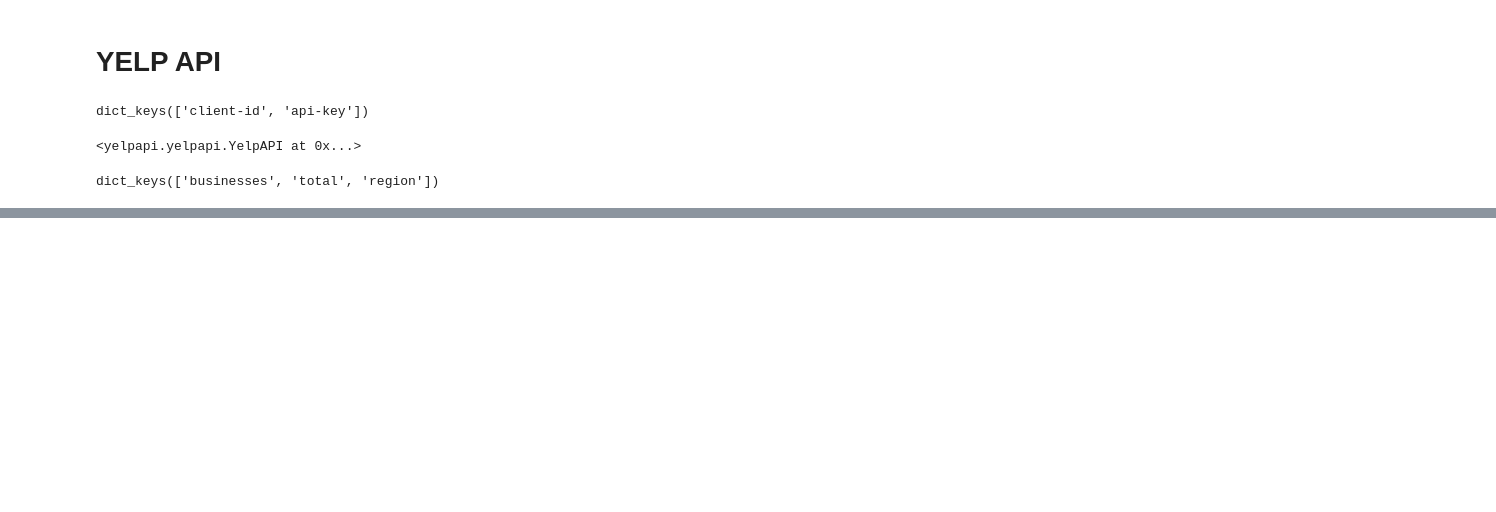
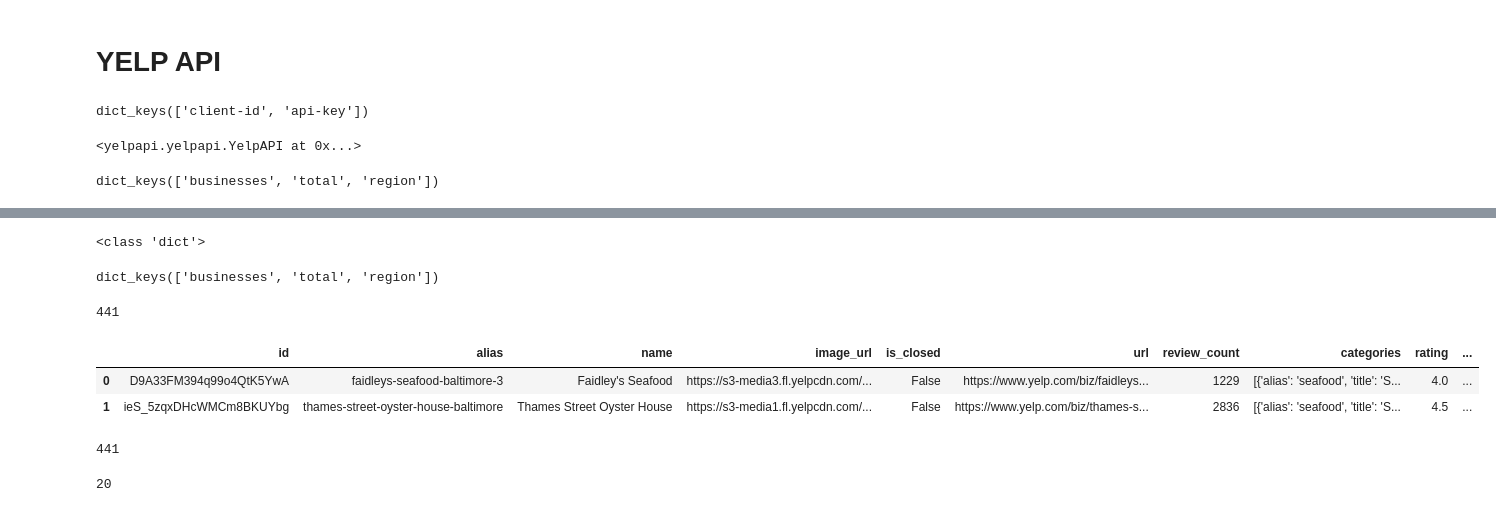
Before and after one commit to Jonny-T87/Yelp-API, a Jupyter notebook: Yelp API.ipynb, the cells around one changed output, grey strips where cells are left out. Drawn from its saved outputs; the diff is of its cells as text; code cells hidden in the pictures; blank space fills up the shorter version.

```diff
--- a/Yelp API.ipynb
+++ b/Yelp API.ipynb
@@ -23,0 +160,30 @@ dict_keys(['businesses', 'total', 'region'])
+# %%
+# use our yelp_api variable's search_query method to perform our API call
+search_results = yelp_api.search_query(location='Baltimore, MD,21202',
+                                       term='Crab Cakes')
+print(type(search_results))
+search_results.keys()
+# %% [output]
+<class 'dict'>
+dict_keys(['businesses', 'total', 'region'])
+# %%
+search_results['total']
+# %% [output]
+441
+# %%
+biz = pd.DataFrame(search_results['businesses'])
+biz.head(2)
+# %% [output]
+|  | id | alias | name | image_url | is_closed | url | review_count | categories | rating | ... |
+| 0 | D9A33FM394q99o4QtK5YwA | faidleys-seafood-baltimore-3 | Faidley's Seafood | https://s3-media3.fl.yelpcdn.com/... | False | https://www.yelp.com/biz/faidleys... | 1229 | [{'alias': 'seafood', 'title': 'S... | 4.0 | ... |
+| 1 | ieS_5zqxDHcWMCm8BKUYbg | thames-street-oyster-house-baltimore | Thames Street Oyster House | https://s3-media1.fl.yelpcdn.com/... | False | https://www.yelp.com/biz/thames-s... | 2836 | [{'alias': 'seafood', 'title': 'S... | 4.5 | ... |
+# %%
+## total number of matching businesses
+search_results['total']
+# %% [output]
+441
+# %%
+## how many businesses in our results
+len(search_results['businesses'])
+# %% [output]
+20
```
Also changed, not shown: parts of 31 cells of this notebook, 1 other file.
